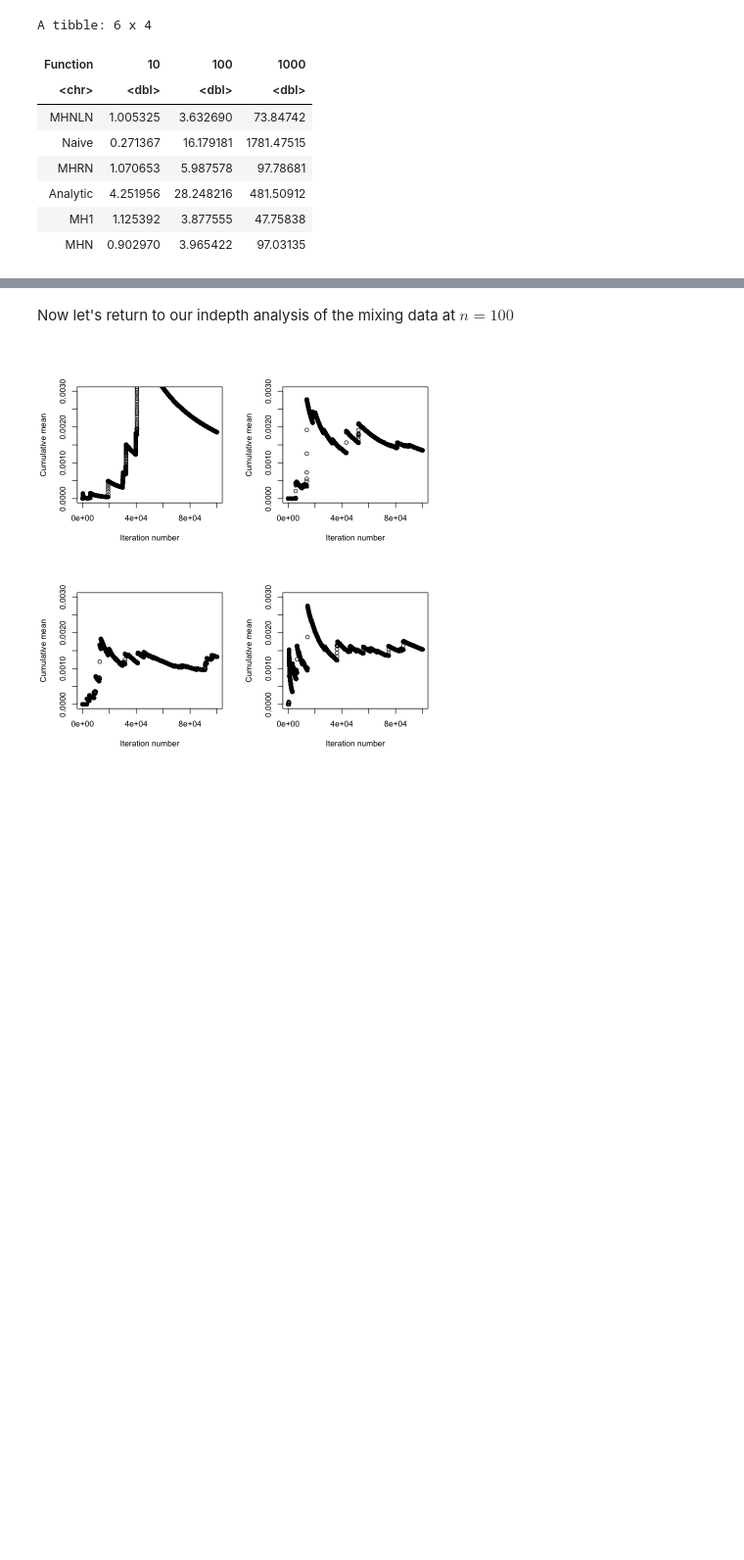
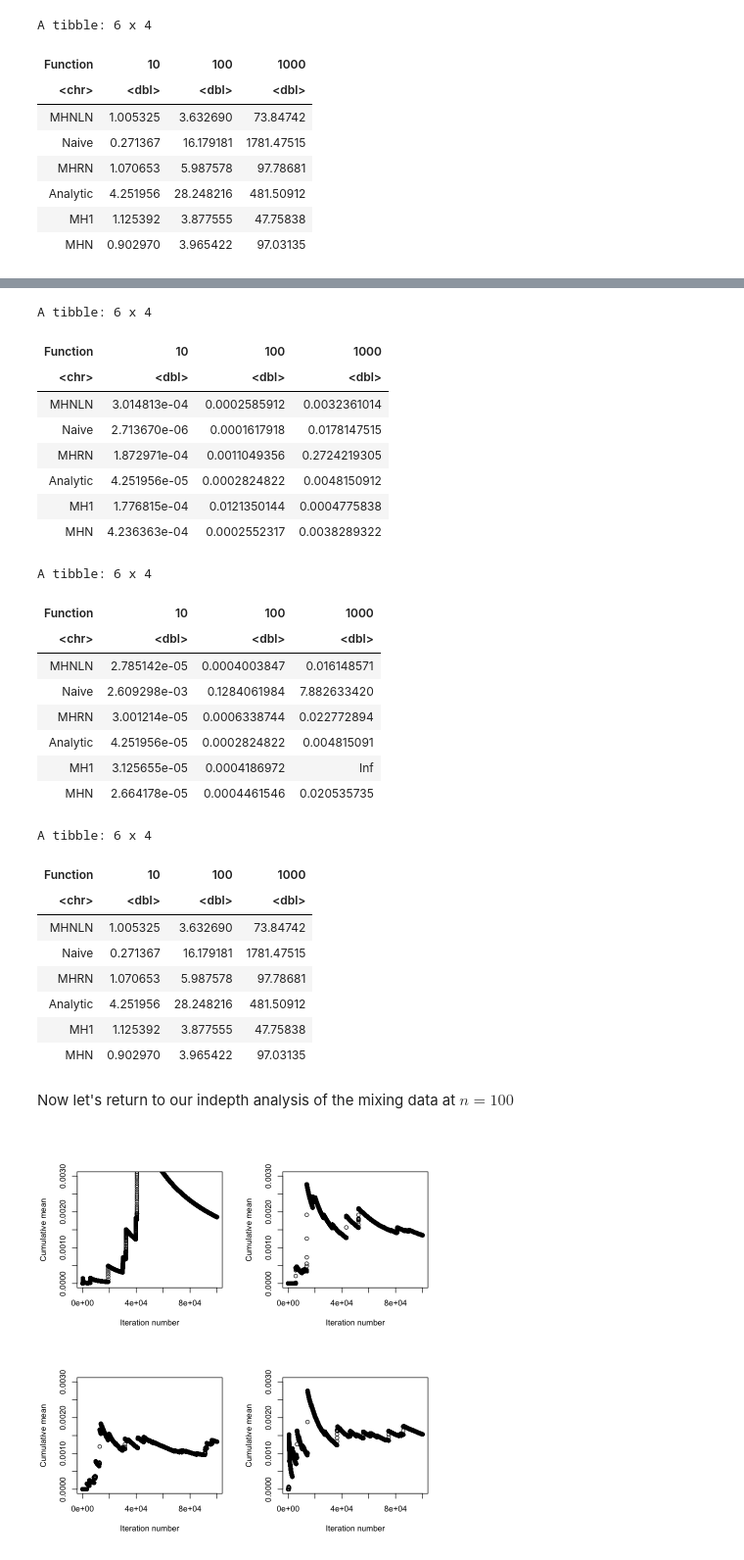
Before and after one commit to zach-lau/Graph-Connectivity, a Jupyter notebook: plot.ipynb, the cells around one changed output, grey strips where cells are left out. Shown at 98% size. Drawn from its saved outputs; the diff is of its cells as text; code cells hidden in the pictures; blank space fills up the shorter version.

```diff
--- a/plot.ipynb
+++ b/plot.ipynb
@@ -369,3 +397,53 @@ A tibble: 6 x 4
+# %%
+time_ess_results <- results %>%
+  select(Function, n, timeESS) %>% # Select relevant columns
+  arrange(n) %>%
+  pivot_wider(names_from = n, values_from = timeESS)
+time_ess_results
+write.csv(time_ess_results, "time_ess_results.csv", row.names=FALSE, quote=FALSE)
+
+time_hit_results <- results %>%
+  select(Function, n, timeHit) %>% # Select relevant columns
+  arrange(n) %>%
+  pivot_wider(names_from = n, values_from = timeHit)
+time_hit_results
+write.csv(time_results, "time_hit_results.csv", row.names=FALSE, quote=FALSE)
+
+
+time_prec_results <- results %>%
+  select(Function, n, timePrec) %>% # Select relevant columns
+  arrange(n) %>%
+  pivot_wider(names_from = n, values_from = timePrec)
+time_results
+write.csv(time_results, "time_prec_results.csv", row.names=FALSE, quote=FALSE)
+# %% [output]
+A tibble: 6 x 4
+| Function | 10 | 100 | 1000 |
+| <chr> | <dbl> | <dbl> | <dbl> |
+| MHNLN | 3.014813e-04 | 0.0002585912 | 0.0032361014 |
+| Naive | 2.713670e-06 | 0.0001617918 | 0.0178147515 |
+| MHRN | 1.872971e-04 | 0.0011049356 | 0.2724219305 |
+| Analytic | 4.251956e-05 | 0.0002824822 | 0.0048150912 |
+| MH1 | 1.776815e-04 | 0.0121350144 | 0.0004775838 |
+| MHN | 4.236363e-04 | 0.0002552317 | 0.0038289322 |
+A tibble: 6 x 4
+| Function | 10 | 100 | 1000 |
+| <chr> | <dbl> | <dbl> | <dbl> |
+| MHNLN | 2.785142e-05 | 0.0004003847 | 0.016148571 |
+| Naive | 2.609298e-03 | 0.1284061984 | 7.882633420 |
+| MHRN | 3.001214e-05 | 0.0006338744 | 0.022772894 |
+| Analytic | 4.251956e-05 | 0.0002824822 | 0.004815091 |
+| MH1 | 3.125655e-05 | 0.0004186972 | Inf |
+| MHN | 2.664178e-05 | 0.0004461546 | 0.020535735 |
+A tibble: 6 x 4
+| Function | 10 | 100 | 1000 |
+| <chr> | <dbl> | <dbl> | <dbl> |
+| MHNLN | 1.005325 | 3.632690 | 73.84742 |
+| Naive | 0.271367 | 16.179181 | 1781.47515 |
+| MHRN | 1.070653 | 5.987578 | 97.78681 |
+| Analytic | 4.251956 | 28.248216 | 481.50912 |
+| MH1 | 1.125392 | 3.877555 | 47.75838 |
+| MHN | 0.902970 | 3.965422 | 97.03135 |
 # %% [markdown]
 Now let's return to our indepth analysis of the mixing data at $n=100$
 # %%
```
Also changed, not shown: parts of 2 cells of this notebook.
